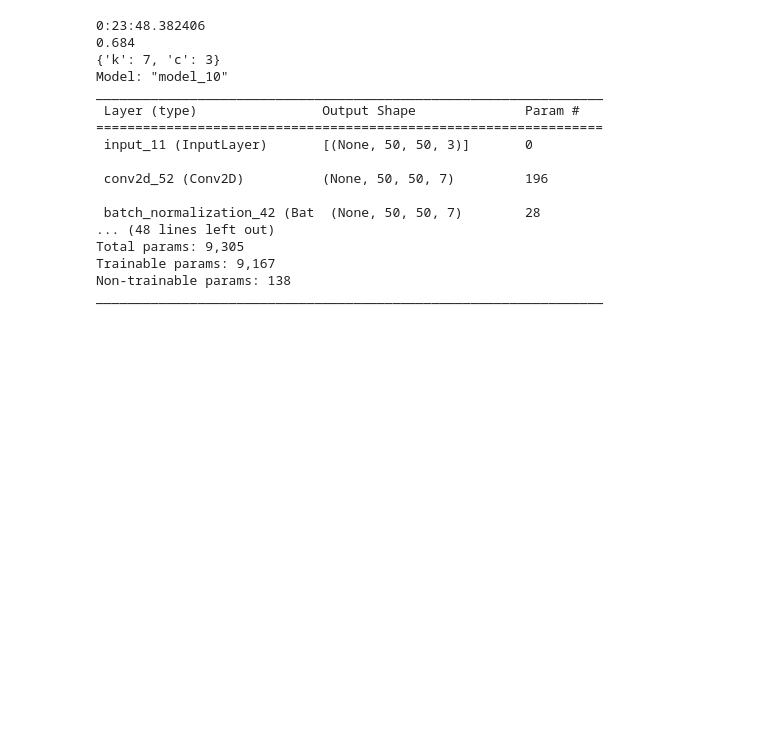
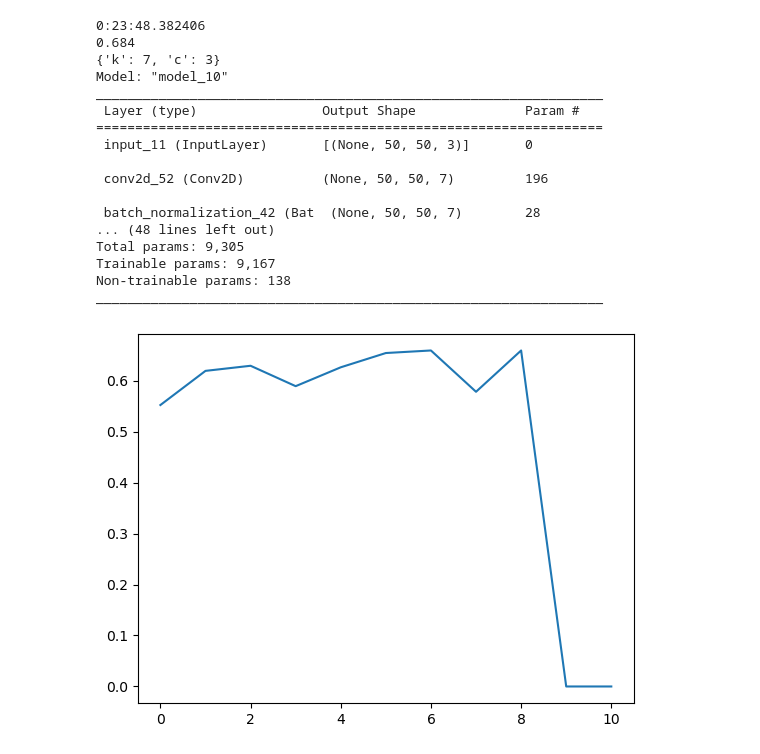
Before and after one commit to jimmoi/TinyML-NAS, a Jupyter notebook: Komi-san/visulize.ipynb, the cells around one changed output. Drawn from its saved outputs; the diff is of its cells as text; code cells hidden in the pictures; blank space fills up the shorter version.

Commit message:
Vanilla plus CNN

```diff
--- a/Komi-san/visulize.ipynb
+++ b/Komi-san/visulize.ipynb
@@ -96,7 +96,7 @@ Trainable params: 2,957
 Non-trainable params: 72
 _________________________________________________________________
 # %%
-with open("C:\Hemoglobin\project\TinyML-NAS\Experiments\Test_PSO_full_cov_particle_10_iter_20\search_output.pkl", "rb") as f:
+with open(r"../Experiments/Test_PSO_full_cov_particle_10_iter_20/search_output.pkl", "rb") as f:
     search_output = pickle.load(f)
 
 plt.plot(search_output['iterations_accuracy'])
@@ -126,3 +126,11 @@ Total params: 9,305
 Trainable params: 9,167
 Non-trainable params: 138
 _________________________________________________________________
+# %%
+with open(r"../Experiments\vanillaNAS\search_output.pkl", "rb") as f:
+    search_output = pickle.load(f)
+
+plt.plot(search_output['iterations_accuracy'])
+plt.show()
+# %% [output]
+[figure, added]
```
Also changed, not shown: parts of 8 cells of this notebook, 17 other files.
